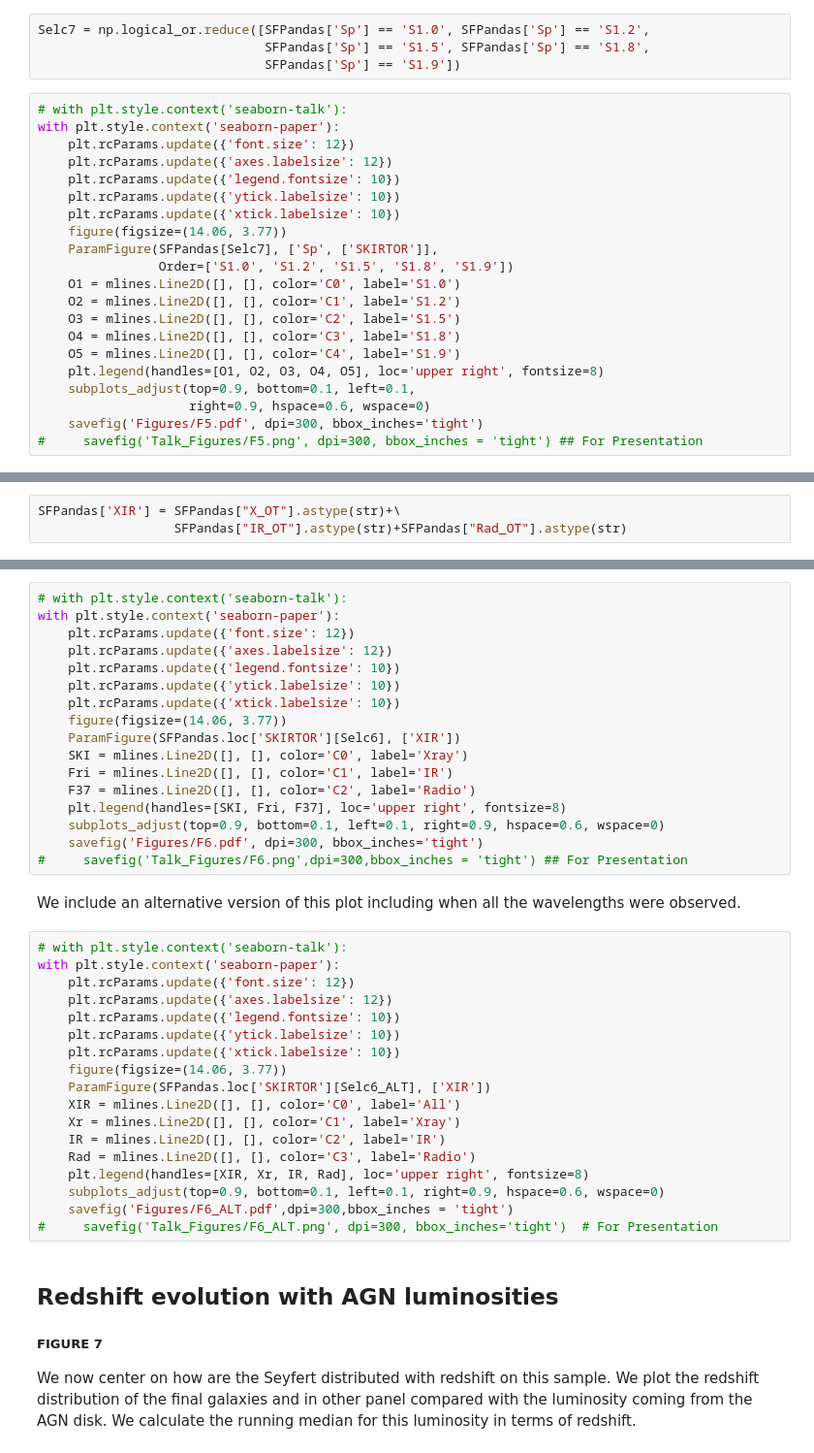
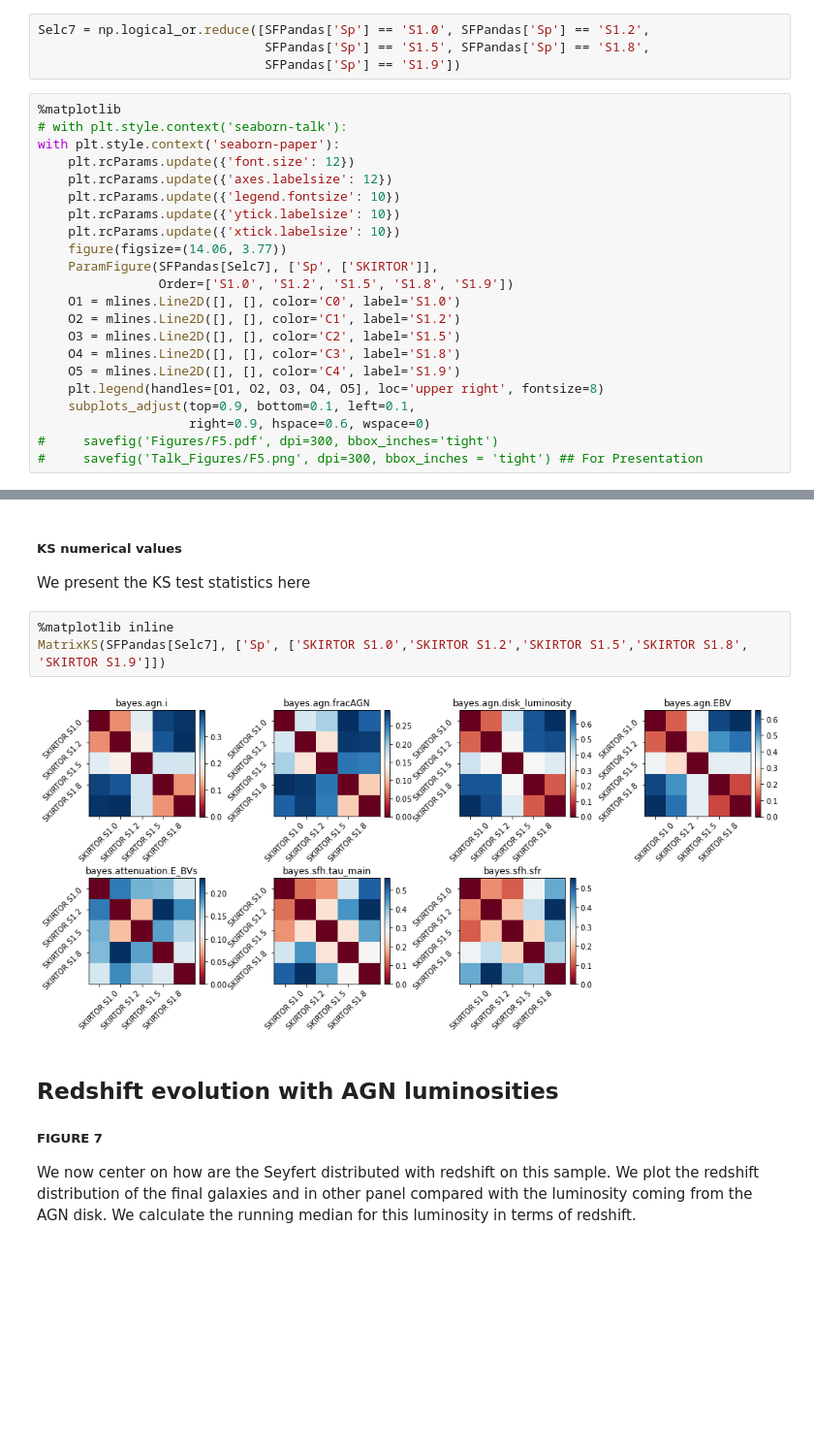
Before and after one commit to aframosp/AGNView, a Jupyter notebook: 11_Analysis_Plots.ipynb, the cells around one changed output, grey strips where cells are left out. Shown at 97% size. Saved outputs shown, nothing was run; the diff lists cells and outputs as text; blank space fills up the shorter version.

```diff
--- a/11_Analysis_Plots.ipynb
+++ b/11_Analysis_Plots.ipynb
@@ -214,6 +277,7 @@ Selc7 = np.logical_or.reduce([SFPandas['Sp'] == 'S1.0', SFPandas['Sp'] == 'S1.2'
                               SFPandas['Sp'] == 'S1.5', SFPandas['Sp'] == 'S1.8',
                               SFPandas['Sp'] == 'S1.9'])
 # %%
+%matplotlib
 # with plt.style.context('seaborn-talk'):
 with plt.style.context('seaborn-paper'):
     plt.rcParams.update({'font.size': 12})
@@ -232,5 +296,5 @@ with plt.style.context('seaborn-paper'):
     plt.legend(handles=[O1, O2, O3, O4, O5], loc='upper right', fontsize=8)
     subplots_adjust(top=0.9, bottom=0.1, left=0.1,
                     right=0.9, hspace=0.6, wspace=0)
-    savefig('Figures/F5.pdf', dpi=300, bbox_inches='tight')
+#     savefig('Figures/F5.pdf', dpi=300, bbox_inches='tight')
 #     savefig('Talk_Figures/F5.png', dpi=300, bbox_inches = 'tight') ## For Presentation
@@ -241,3 +302,0 @@ We plot the same parameters as before but only with the initial information of d
-# %%
-SFPandas['XIR'] = SFPandas["X_OT"].astype(str)+\
-                  SFPandas["IR_OT"].astype(str)+SFPandas["Rad_OT"].astype(str)
@@ -256,40 +303,11 @@ print(sum(Selc6_4), sum(Selc6_5), sum(Selc6_6), sum(Selc6_7))
-# %%
-# with plt.style.context('seaborn-talk'):
-with plt.style.context('seaborn-paper'):
-    plt.rcParams.update({'font.size': 12})
-    plt.rcParams.update({'axes.labelsize': 12})
-    plt.rcParams.update({'legend.fontsize': 10})
-    plt.rcParams.update({'ytick.labelsize': 10})
-    plt.rcParams.update({'xtick.labelsize': 10})
-    figure(figsize=(14.06, 3.77))
-    ParamFigure(SFPandas.loc['SKIRTOR'][Selc6], ['XIR'])
-    SKI = mlines.Line2D([], [], color='C0', label='Xray')
-    Fri = mlines.Line2D([], [], color='C1', label='IR')
-    F37 = mlines.Line2D([], [], color='C2', label='Radio')
-    plt.legend(handles=[SKI, Fri, F37], loc='upper right', fontsize=8)
-    subplots_adjust(top=0.9, bottom=0.1, left=0.1, right=0.9, hspace=0.6, wspace=0)
-    savefig('Figures/F6.pdf', dpi=300, bbox_inches='tight')
-#     savefig('Talk_Figures/F6.png',dpi=300,bbox_inches = 'tight') ## For Presentation
-# %% [markdown]
-We include an alternative version of this plot including when all the wavelengths were observed.
-# %%
-# with plt.style.context('seaborn-talk'):
-with plt.style.context('seaborn-paper'):
-    plt.rcParams.update({'font.size': 12})
-    plt.rcParams.update({'axes.labelsize': 12})
-    plt.rcParams.update({'legend.fontsize': 10})
-    plt.rcParams.update({'ytick.labelsize': 10})
-    plt.rcParams.update({'xtick.labelsize': 10})
-    figure(figsize=(14.06, 3.77))
-    ParamFigure(SFPandas.loc['SKIRTOR'][Selc6_ALT], ['XIR'])
-    XIR = mlines.Line2D([], [], color='C0', label='All')
-    Xr = mlines.Line2D([], [], color='C1', label='Xray')
-    IR = mlines.Line2D([], [], color='C2', label='IR')
-    Rad = mlines.Line2D([], [], color='C3', label='Radio')
-    plt.legend(handles=[XIR, Xr, IR, Rad], loc='upper right', fontsize=8)
-    subplots_adjust(top=0.9, bottom=0.1, left=0.1, right=0.9, hspace=0.6, wspace=0)
-    savefig('Figures/F6_ALT.pdf',dpi=300,bbox_inches = 'tight')
-#     savefig('Talk_Figures/F6_ALT.png', dpi=300, bbox_inches='tight')  # For Presentation
+# %% [markdown]
+##### KS numerical values
+We present the KS test statistics here
+# %%
+%matplotlib inline
+MatrixKS(SFPandas[Selc7], ['Sp', ['SKIRTOR S1.0','SKIRTOR S1.2','SKIRTOR S1.5','SKIRTOR S1.8', 'SKIRTOR S1.9']])
+# %% [output]
+[figure, added]
 # %% [markdown]
 ## Redshift evolution with AGN luminosities
 ##### FIGURE 7
```
Also changed, not shown: parts of 17 cells of this notebook, 2 other files.
